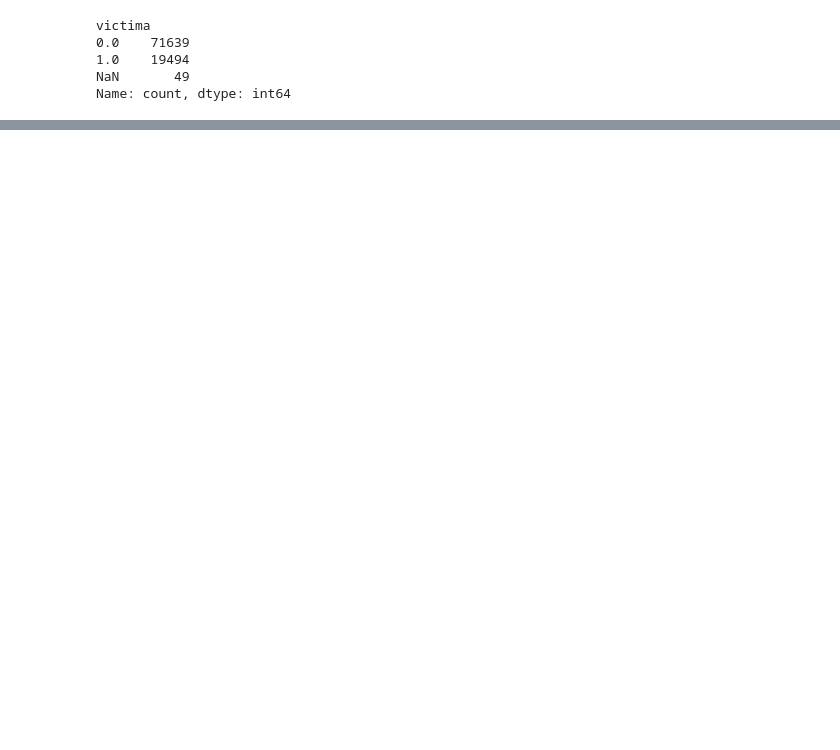
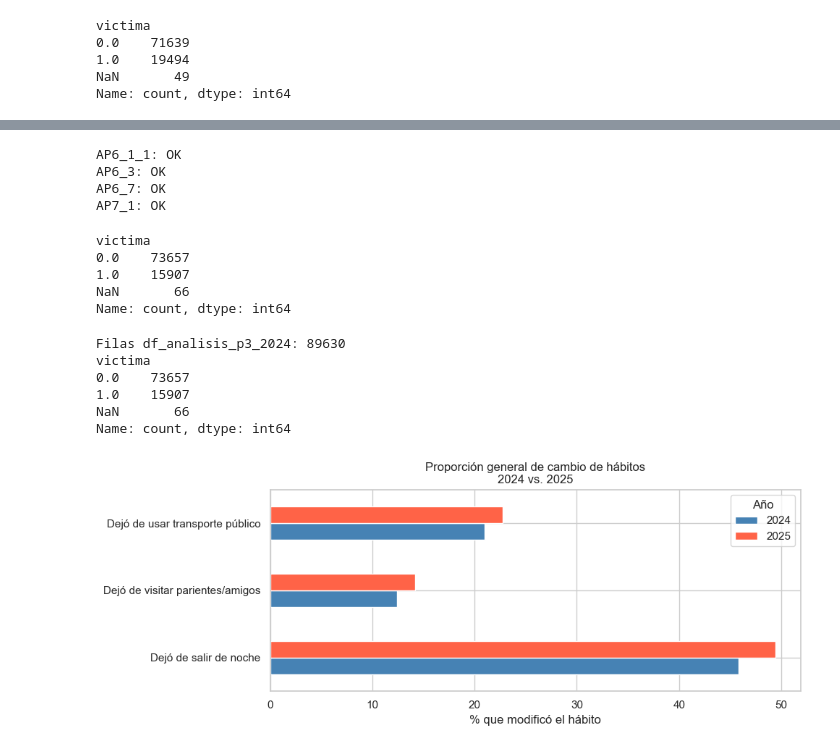
Before and after one commit to mariasolsampogna/E337_Grupo2, a Jupyter notebook: Cosas Poster/Poster.ipynb, the cells around one changed output, grey strips where cells are left out. Saved outputs shown, nothing was run; the diff lists cells and outputs as text; code cells hidden in the pictures; blank space fills up the shorter version.

```diff
--- a/Cosas Poster/Poster.ipynb
+++ b/Cosas Poster/Poster.ipynb
@@ -1555,0 +1584,74 @@ plt.show()
+# %%
+### Comparación 2024 vs 2025 — Pregunta 3
+
+# Cargamos TPer_Vic2 del 2024
+df_TPer_Vic2_2024 = pd.read_csv(r"C:\Users\User\Downloads\E337_Grupo2-main\E337_Grupo2-main\Cosas Poster\bd_envipe_2024_csv\TPer_Vic2.csv")
+
+# Verificamos que las variables existan
+for col in ['AP6_1_1', 'AP6_3', 'AP6_7', 'AP7_1']:
+    existe = col in df_TPer_Vic2_2024.columns
+    print(f"{col}: {'OK' if existe else 'NO EXISTE'}")
+# %% [output]
+AP6_1_1: OK
+AP6_3: OK
+AP6_7: OK
+AP7_1: OK
+# %%
+# Limpieza y construcción de víctima en 2024 (igual que hicimos para 2025)
+df_TPer_Vic2_2024['AP7_1'] = df_TPer_Vic2_2024['AP7_1'].replace([9, 'b'], np.nan)
+df_TPer_Vic2_2024['victima'] = df_TPer_Vic2_2024['AP7_1'].map({1: 1, 2: 0})
+
+df_TPer_Vic2_2024[cols_habitos] = df_TPer_Vic2_2024[cols_habitos].replace([9, 'b'], np.nan)
+for col in cols_habitos:
+    df_TPer_Vic2_2024[col] = df_TPer_Vic2_2024[col].map({1: 1, 2: 0})
+
+print(df_TPer_Vic2_2024['victima'].value_counts(dropna=False))
+# %% [output]
+victima
+0.0    73657
+1.0    15907
+NaN       66
+Name: count, dtype: int64
+# %%
+# Merge con df_analisis_2024
+df_analisis_p3_2024 = df_analisis_2024.merge(
+    df_TPer_Vic2_2024[['UPM', 'VIV_SEL', 'HOGAR', 'R_SEL', 'victima'] + cols_habitos],
+    on=['UPM', 'VIV_SEL', 'HOGAR', 'R_SEL'],
+    how='left'
+)
+
+# fillna(0): NaN estructurales = no cambió ese hábito
+for col in cols_habitos:
+    df_analisis_p3_2024[col] = df_analisis_p3_2024[col].fillna(0)
+
+# Índice
+df_analisis_p3_2024['indice_habitos'] = df_analisis_p3_2024[cols_habitos].sum(axis=1)
+
+print(f"Filas df_analisis_p3_2024: {len(df_analisis_p3_2024)}")
+print(df_analisis_p3_2024['victima'].value_counts(dropna=False))
+# %% [output]
+Filas df_analisis_p3_2024: 89630
+victima
+0.0    73657
+1.0    15907
+NaN       66
+Name: count, dtype: int64
+# %%
+# Proporción general de cambio de hábitos: 2024 vs 2025
+prop_2025 = df_analisis_p3[cols_habitos].mean() * 100
+prop_2024 = df_analisis_p3_2024[cols_habitos].mean() * 100
+
+comparacion_general = pd.DataFrame({
+    '2024': prop_2024,
+    '2025': prop_2025
+}).rename(index=labels_habitos)
+
+comparacion_general.plot(kind='barh', figsize=(10, 4), color=['steelblue', 'tomato'])
+plt.xlabel("% que modificó el hábito")
+plt.ylabel("")
+plt.title("Proporción general de cambio de hábitos\n2024 vs. 2025")
+plt.legend(title='Año')
+plt.tight_layout()
+plt.show()
+# %% [output]
+[figure, added]
```
Also changed, not shown: parts of 31 cells of this notebook.
